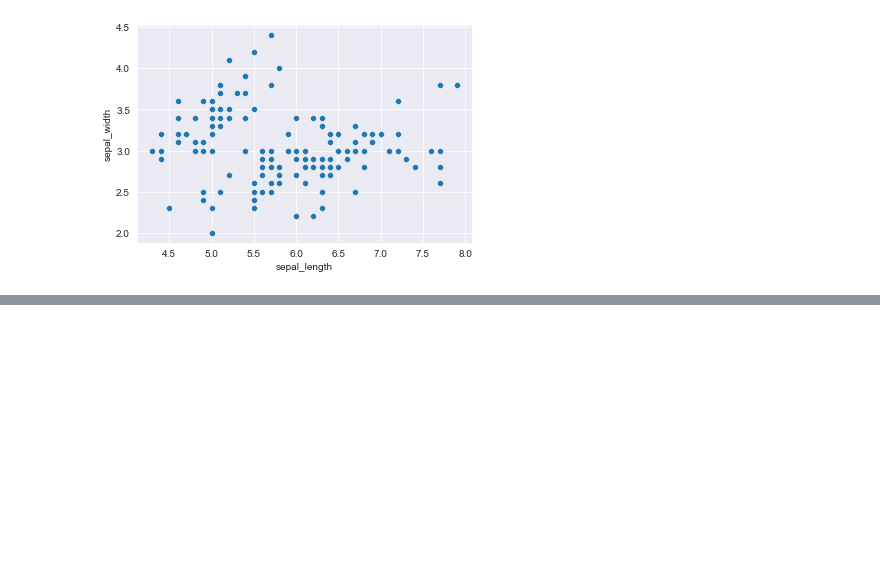
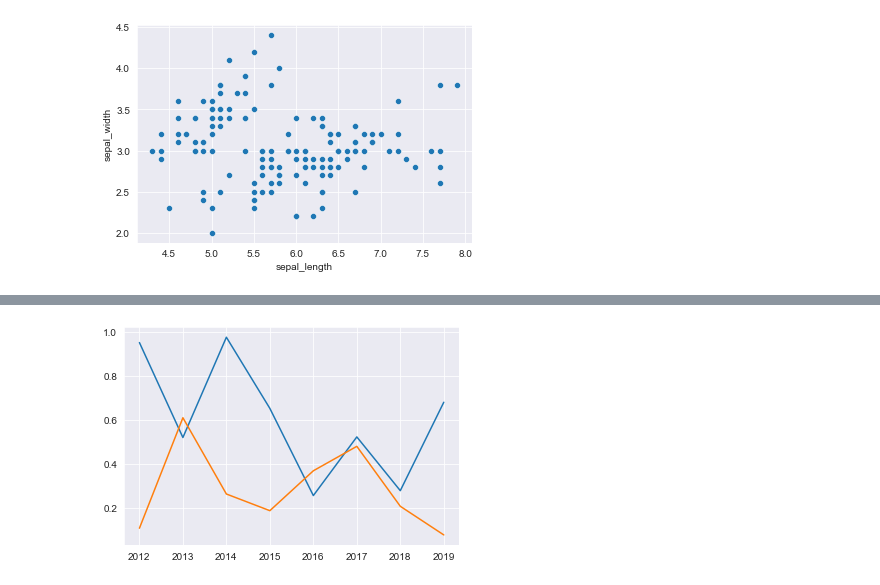
Before and after one commit to mekken2/EDA-Squad, a Jupyter notebook: Jovian_matplot_sns/Jovian_matplotlib_sns.ipynb, the cells around one changed output, grey strips where cells are left out. Cells and saved outputs as stored; diff of their text form; code cells hidden in the pictures; blank space fills up the shorter version.

```diff
--- a/Jovian_matplot_sns/Jovian_matplotlib_sns.ipynb
+++ b/Jovian_matplot_sns/Jovian_matplotlib_sns.ipynb
@@ -231,0 +245,5 @@ plt.legend(['setosa','versicolor','virginica']);
+# %%
+plt.plot(yrs,apples);
+plt.plot(yrs,oranges);
+# %% [output]
+[figure, added]
```
Also changed, not shown: parts of 52 cells of this notebook.
